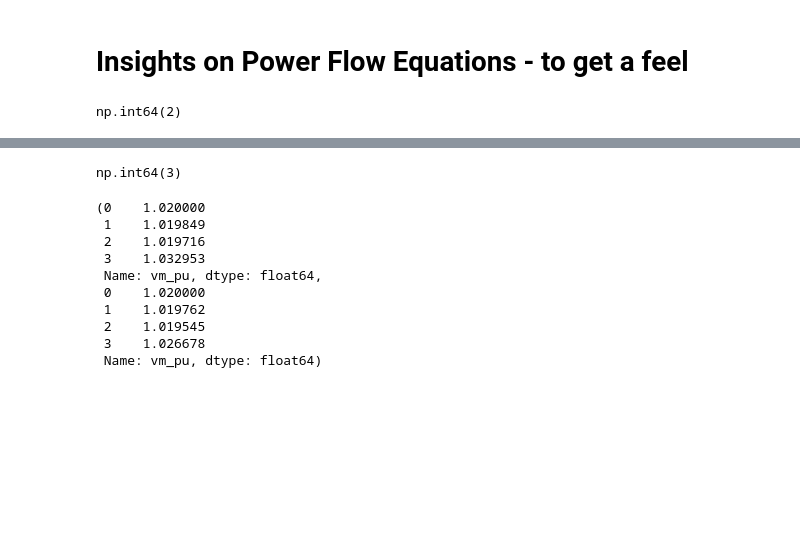
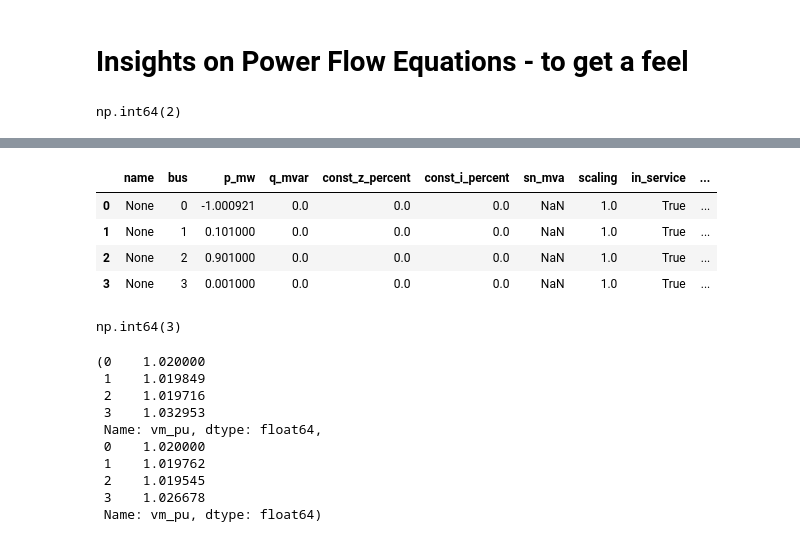
Before and after one commit to prajapati-incontrol/TapSEGNN, a Jupyter notebook: notebooks/intro_to_pfe.ipynb, the cells around one changed output, grey strips where cells are left out. Cells and saved outputs as stored; diff of their text form; code cells hidden in the pictures; blank space fills up the shorter version.

```diff
--- a/notebooks/intro_to_pfe.ipynb
+++ b/notebooks/intro_to_pfe.ipynb
@@ -56,2 +83,10 @@ all_p_mw, net.res_bus.p_mw
  Name: p_mw, dtype: float64)
+# %%
+net.load
+# %% [output]
+|  | name | bus | p_mw | q_mvar | const_z_percent | const_i_percent | sn_mva | scaling | in_service | ... |
+| 0 | None | 0 | -1.000921 | 0.0 | 0.0 | 0.0 | NaN | 1.0 | True | ... |
+| 1 | None | 1 | 0.101000 | 0.0 | 0.0 | 0.0 | NaN | 1.0 | True | ... |
+| 2 | None | 2 | 0.901000 | 0.0 | 0.0 | 0.0 | NaN | 1.0 | True | ... |
+| 3 | None | 3 | 0.001000 | 0.0 | 0.0 | 0.0 | NaN | 1.0 | True | ... |
 # %%
```
Also changed, not shown: parts of 7 cells of this notebook, 8 other files.
